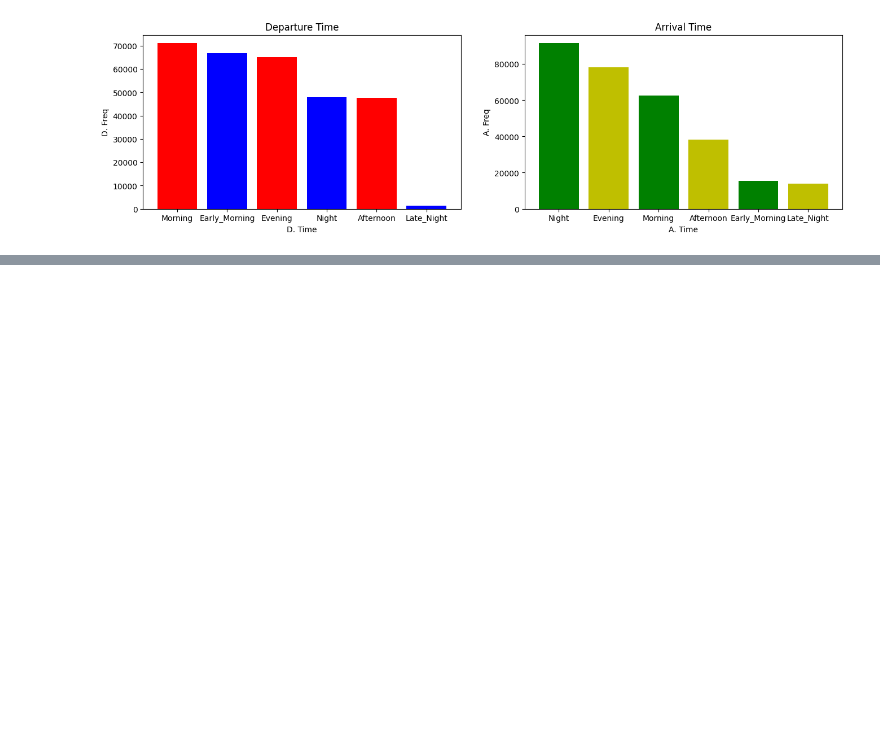
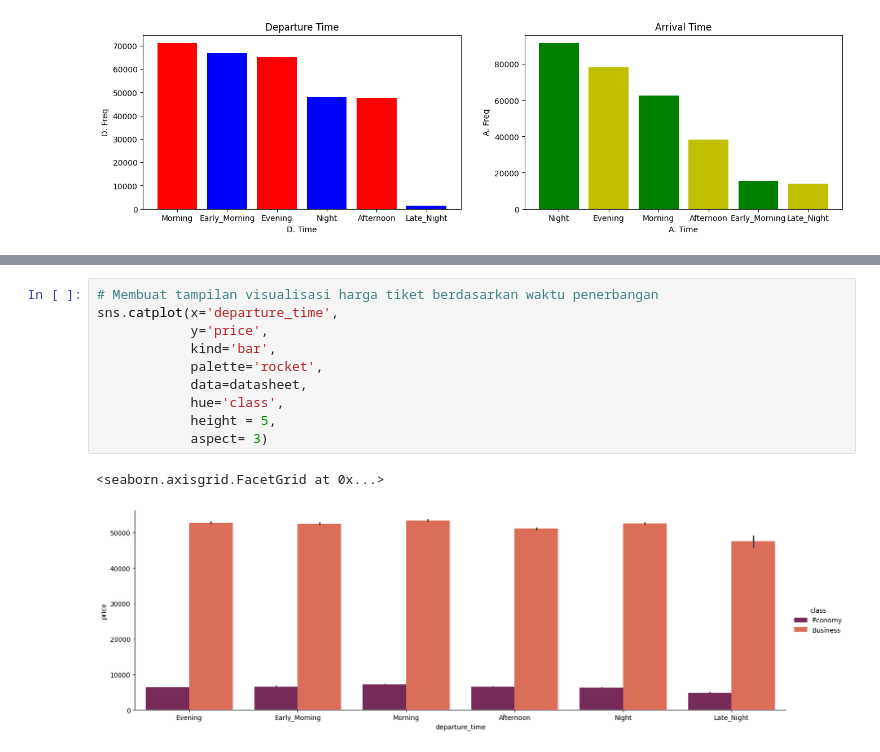
Before and after one commit to andiubaid09/Exploratory-Data-Analysis, a Jupyter notebook: Airlines Flight Data/eda_airlines.ipynb, the cells around one changed output, grey strips where cells are left out. Saved outputs shown, nothing was run; the diff lists cells and outputs as text; blank space fills up the shorter version.

```diff
--- a/Airlines Flight Data/eda_airlines.ipynb
+++ b/Airlines Flight Data/eda_airlines.ipynb
@@ -332,0 +416,13 @@ plt.show()
+# %%
+# Membuat tampilan visualisasi harga tiket berdasarkan waktu penerbangan
+sns.catplot(x='departure_time',
+            y='price',
+            kind='bar',
+            palette='rocket',
+            data=datasheet,
+            hue='class',
+            height = 5,
+            aspect= 3)
+# %% [output]
+<seaborn.axisgrid.FacetGrid at 0x...>
+[figure, added]
```
Also changed, not shown: parts of 10 cells of this notebook.
